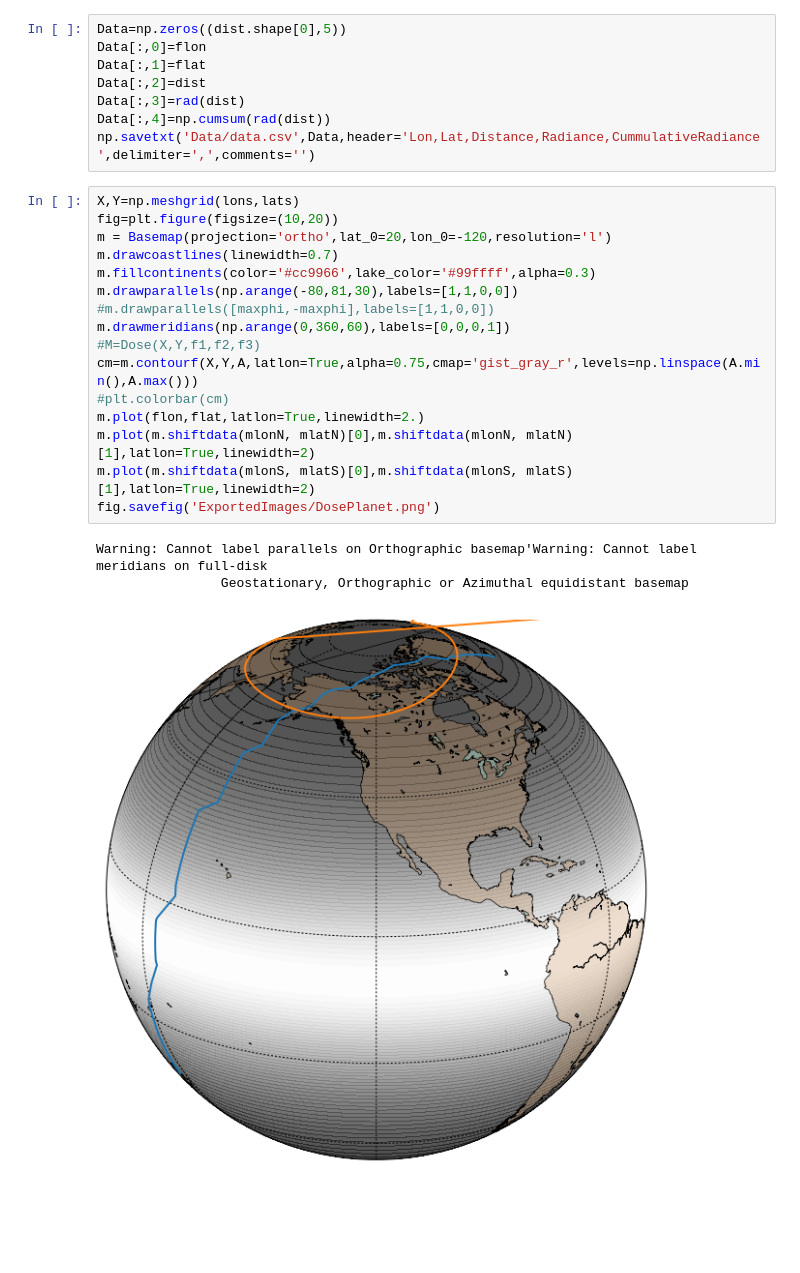
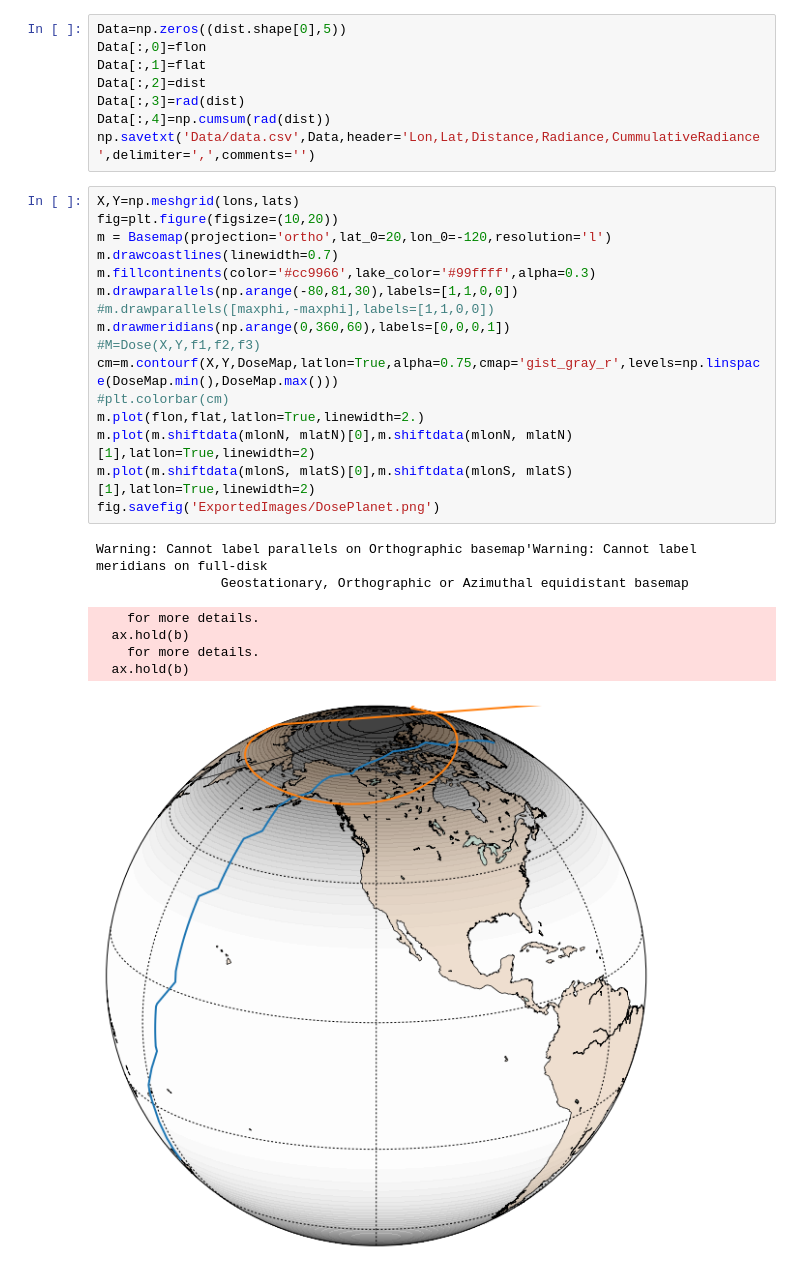
Before and after one commit to ax3l91/space-apps-2017-mayday-athens, a Jupyter notebook: Kp.ipynb, the cells around one changed output. Cells and saved outputs as stored; diff of their text form; blank space fills up the shorter version.

```diff
--- a/Kp.ipynb
+++ b/Kp.ipynb
@@ -140,20 +140,24 @@ np.savetxt('Data/data.csv',Data,header='Lon,Lat,Distance,Radiance,CummulativeRad
 # %%
 X,Y=np.meshgrid(lons,lats)
 fig=plt.figure(figsize=(10,20))
 m = Basemap(projection='ortho',lat_0=20,lon_0=-120,resolution='l')
 m.drawcoastlines(linewidth=0.7)
 m.fillcontinents(color='#cc9966',lake_color='#99ffff',alpha=0.3)
 m.drawparallels(np.arange(-80,81,30),labels=[1,1,0,0])
 #m.drawparallels([maxphi,-maxphi],labels=[1,1,0,0])
 m.drawmeridians(np.arange(0,360,60),labels=[0,0,0,1])
 #M=Dose(X,Y,f1,f2,f3)
-cm=m.contourf(X,Y,A,latlon=True,alpha=0.75,cmap='gist_gray_r',levels=np.linspace(A.min(),A.max()))
+cm=m.contourf(X,Y,DoseMap,latlon=True,alpha=0.75,cmap='gist_gray_r',levels=np.linspace(DoseMap.min(),DoseMap.max()))
 #plt.colorbar(cm)
 m.plot(flon,flat,latlon=True,linewidth=2.)
 m.plot(m.shiftdata(mlonN, mlatN)[0],m.shiftdata(mlonN, mlatN)[1],latlon=True,linewidth=2)
 m.plot(m.shiftdata(mlonS, mlatS)[0],m.shiftdata(mlonS, mlatS)[1],latlon=True,linewidth=2)
 fig.savefig('ExportedImages/DosePlanet.png')
 # %% [output]
 Warning: Cannot label parallels on Orthographic basemap'Warning: Cannot label meridians on full-disk
                 Geostationary, Orthographic or Azimuthal equidistant basemap
+    for more details.
+  ax.hold(b)
+    for more details.
+  ax.hold(b)
-[figure, old version]
+[figure, new version]
```
Also changed, not shown: parts of 3 cells of this notebook, 8 other files.
